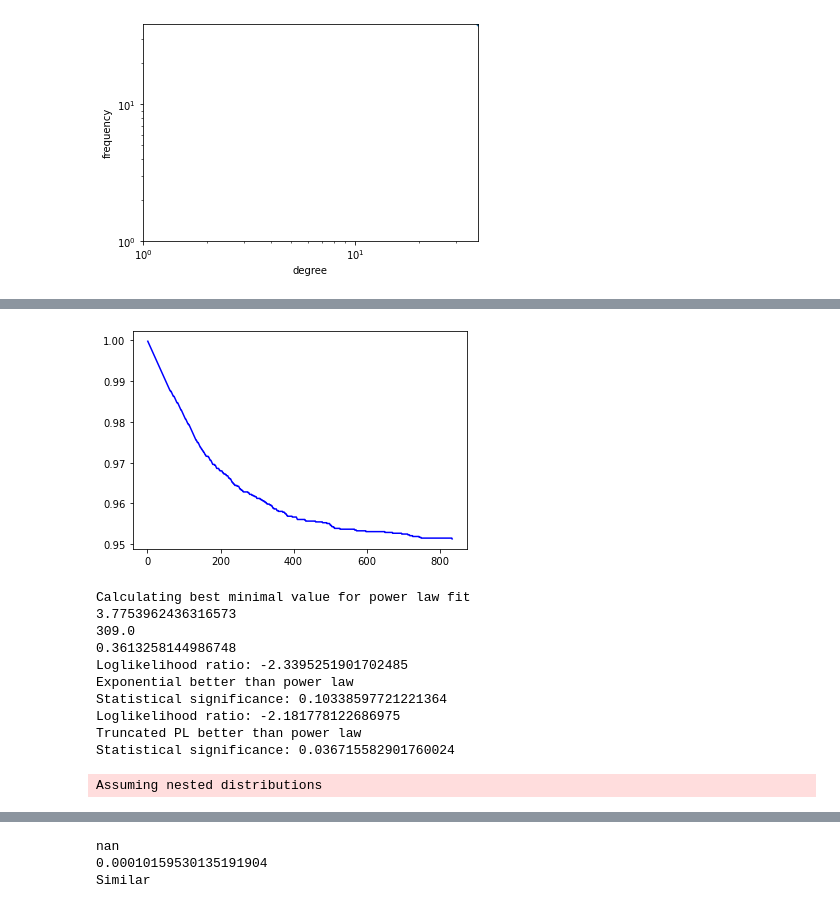
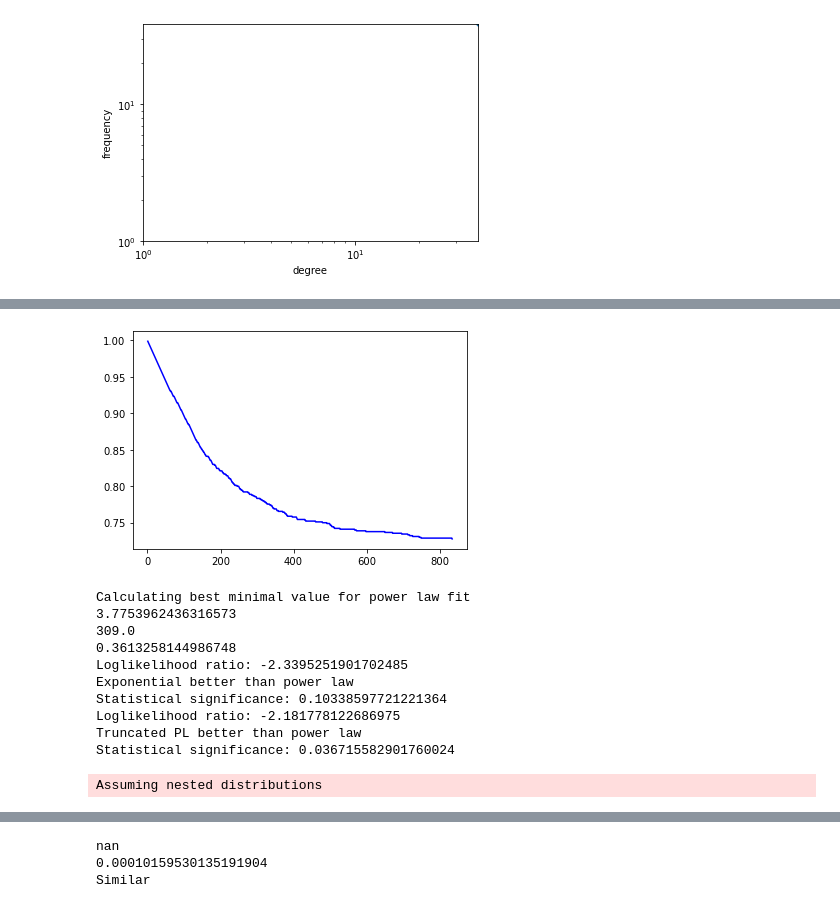
Before and after one commit to ralle97/analiza_socijalnih_mreza, a Jupyter notebook: CreationOfNetworkModels.ipynb, the cells around one changed output, grey strips where cells are left out. Cells and saved outputs as stored; diff of their text form; code cells hidden in the pictures.

```diff
--- a/CreationOfNetworkModels.ipynb
+++ b/CreationOfNetworkModels.ipynb
@@ -37,6 +38,6 @@ with open("data/submissionsData", 'rb') as file:
 # %%
-#for index in subDF:
-#    subDF[index]['users'] = list(filter(lambda a: a != '[deleted]', subDF[index]['users']))
+for index in subDF:
+    subDF[index]['users'] = list(filter(lambda a: a != '[deleted]', subDF[index]['users']))
 # %%
 subreddits = set()
 for _, item in subDF.iteritems():
@@ -569,35 +568,35 @@ Not enough data. Returning nan
 # Power Law for SNetClean
 degreeSequence = sorted([d for n, d in SNetClean.degree()], reverse = True)
 degreeCount = Counter(degreeSequence)
 deg, cnt = zip(*degreeCount.items())
 
 maxDeg = max(deg)
 
 values, base = np.histogram(deg, bins = maxDeg)
 
 cumulative = np.cumsum(values)
 
-plt.plot(base[:-1], [float(x) / len(subreddits) for x in len(subreddits) - cumulative], c = "blue")
+plt.plot(base[:-1], [float(x) / len(SNetClean.nodes()) for x in len(SNetClean.nodes()) - cumulative], c = "blue")
 
 plt.show()
 
 results = pl.Fit(degreeSequence)
 
 #print(results.supported_distributions)
 
 print(results.power_law.alpha)
 print(results.power_law.xmin)
 print(results.power_law.sigma)
 R, p = results.distribution_compare("power_law", "exponential")
 print(f"Loglikelihood ratio: {R}")
 print("Exponential better than power law" if R < 0 else "Power law better than exponential")
 print(f"Statistical significance: {p}")
 R, p = results.distribution_compare("power_law", "truncated_power_law")
 print(f"Loglikelihood ratio: {R}")
 print("Truncated PL better than power law" if R < 0 else "Power law better than truncated PL")
 print(f"Statistical significance: {p}")
 # %% [output]
-[figure, old version]
+[figure, new version]
 Calculating best minimal value for power law fit
 3.7753962436316573
 309.0
```
Also changed, not shown: parts of 31 cells of this notebook, 5 other files.
